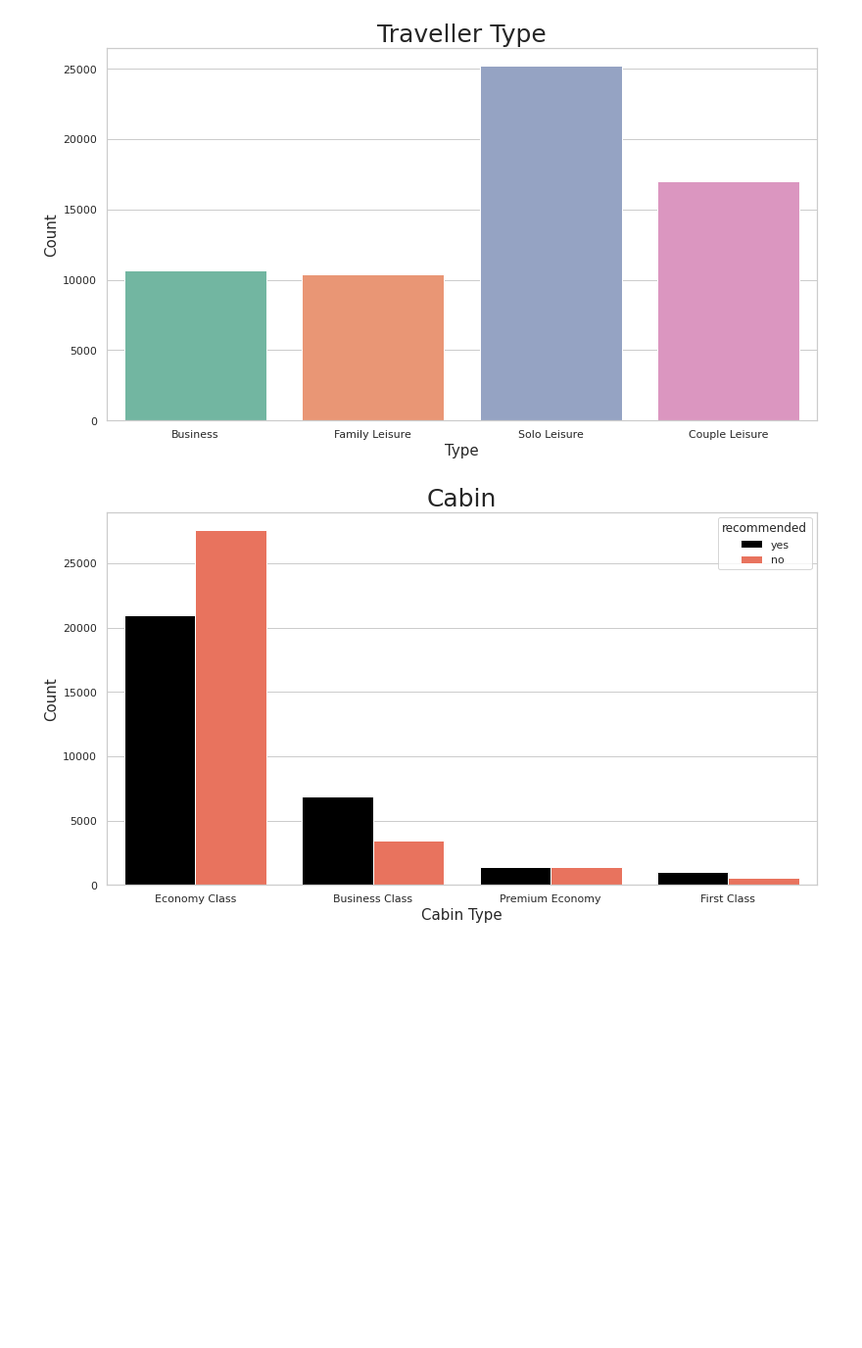
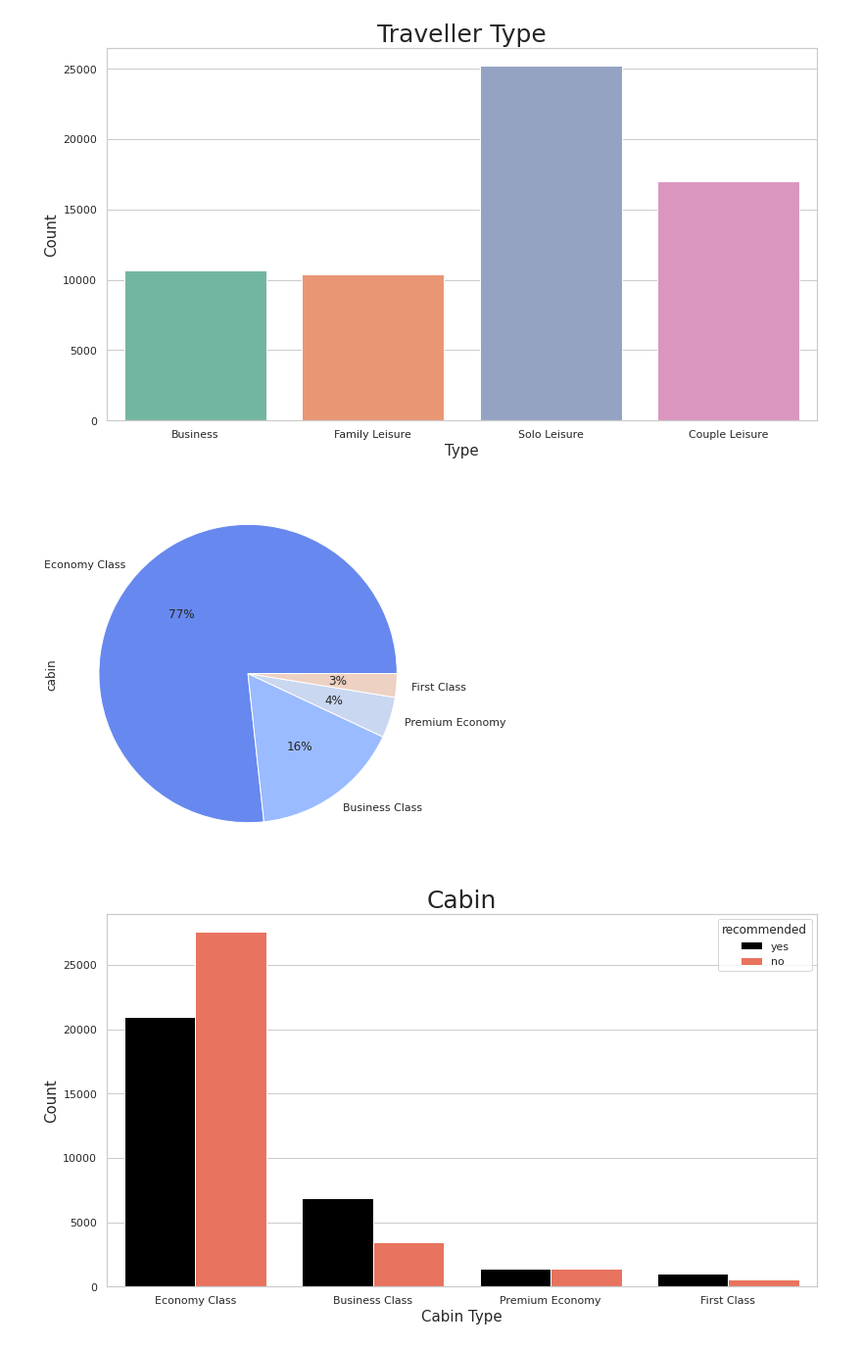
Before and after one commit to Arka1212/Airline-Passenger-Referral-Prediction, a Jupyter notebook: Airline_Passenger_Referral_Prediction.ipynb, the cells around one changed output. Shown at 98% size. Cells and saved outputs as stored; diff of their text form; code cells hidden in the pictures; blank space fills up the shorter version.

```diff
--- a/Airline_Passenger_Referral_Prediction.ipynb
+++ b/Airline_Passenger_Referral_Prediction.ipynb
@@ -311,6 +311,14 @@ plt.show()
 # Its clear from the countplot that 'Solo Leisure' has highest ratings among all whereas 'Family Leisure' has the least ratings.
 # %% [output]
 [figure]
+# %%
+sns.set_palette('coolwarm')
+airline_df['cabin'].value_counts().plot(kind='pie',autopct='%1.0f%%',figsize=(13,7))
+plt.show()
+
+# 77% of the passengers are economy class traveller.
+# %% [output]
+[figure, added]
 # %%
 # Most recommended cabin.
 plt.figure(figsize=(13,7))
```
Also changed, not shown: parts of 3 cells of this notebook.
